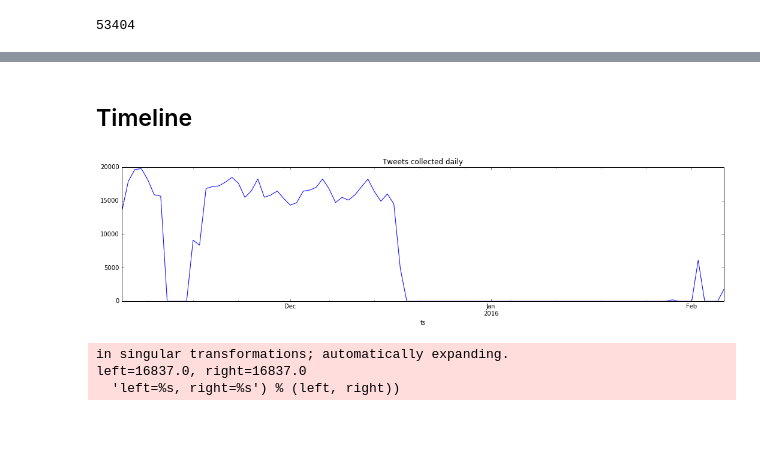
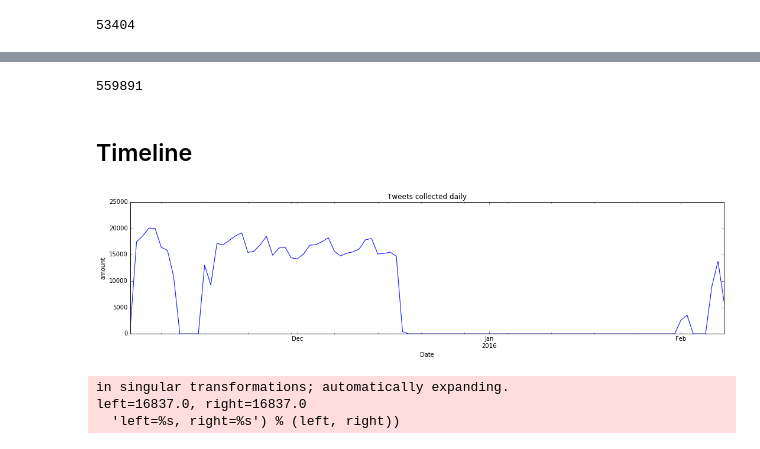
Before and after one commit to Casyfill/CUSP_QC_twitter_scripts, a Jupyter notebook: code/EDA/ReportingSqlite2.ipynb, the cells around one changed output, grey strips where cells are left out. Cells and saved outputs as stored; diff of their text form; code cells hidden in the pictures.

```diff
--- a/code/EDA/ReportingSqlite2.ipynb
+++ b/code/EDA/ReportingSqlite2.ipynb
@@ -44,10 +44,11 @@ def toGeoDataFrame(df, lat='Latitude',lon='Longitude'):
     df.crs = {'init': 'epsg:4326', 'no_defs': True}
     return df
 # %%
-path = '/Users/casy/Dropbox/CUSP/GRA/QQ_GRA/CUSP_QC_twitter_scripts/data/out_DB/2016_02_06_MERGED_ALL.db'
+path = '/Users/casy/Dropbox/CUSP/GRA/QQ_GRA/CUSP_QC_twitter_scripts/data/out_DB/2016-02-08 17:49:32_all.db'
 df = getDF(path)
 # %%
 df['ts'] = pd.to_datetime(df.timestamp, unit='s')
+df['ts'] = df['ts'] - datetime.timedelta(hours=5) ## UTS - 5h NYC
 # %%
 df.head(2)
 # %% [output]
@@ -150,0 +167,4 @@ df[df.user_id==42640432].head(3)
+# %%
+len(df[(~df.user_id.isin(top[:21])) & (~ df.user_id.isin(singles)) ])
+# %% [output]
+559891
@@ -154,8 +176,10 @@ df[df.user_id==42640432].head(3)
 dft = df[['ts','id']].set_index('ts').resample('D', how='count')
 # %%
 dft.plot(figsize=(18,4), legend=0, title='Tweets collected daily');
+plt.xlabel('Date');
+plt.ylabel('amount');
 # %% [output]
-[figure, old version]
+[figure, new version]
 # %%
 fig, ax = plt.subplots(figsize=(18,4))
 lbls = []
```
Also changed, not shown: parts of 15 cells of this notebook, 43 other files.
